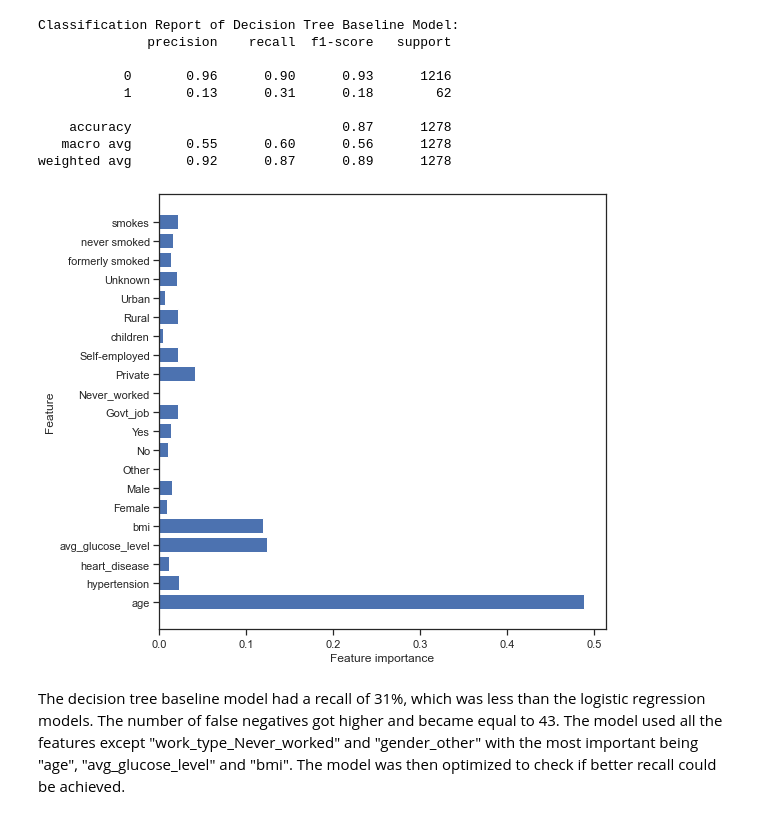
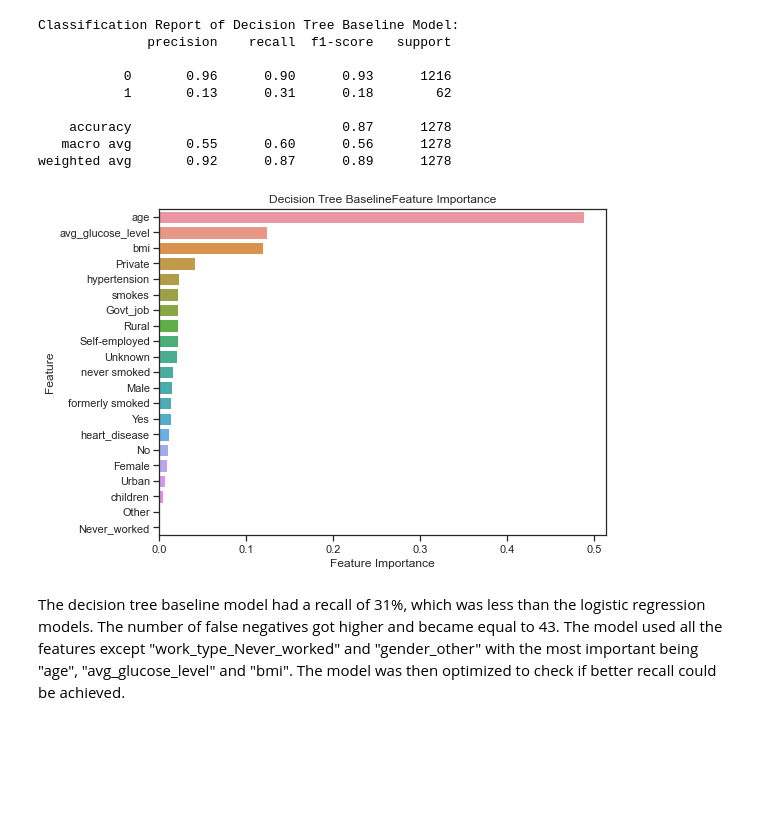
Before and after one commit to VolhaP87/Stroke_Prediction_Analysis, a Jupyter notebook: Stroke_prediction1.ipynb, the cells around one changed output. Drawn from its saved outputs; the diff is of its cells as text; code cells hidden in the pictures; blank space fills up the shorter version.

```diff
--- a/Stroke_prediction1.ipynb
+++ b/Stroke_prediction1.ipynb
@@ -589,17 +589,3 @@ Classification Report of Decision Tree Baseline Model:
     accuracy                           0.87      1278
    macro avg       0.55      0.60      0.56      1278
 weighted avg       0.92      0.87      0.89      1278
-# %%
-# Examine how important each feature ends up in the model
-def plot_feature_importances(model):
-    importances = model.feature_importances_
-    n_features = X_train_resampled.shape[1]
-    plt.figure(figsize=(8,8))
-    plt.barh(range(n_features), importances, align='center')
-    plt.yticks(np.arange(n_features), X_train_resampled.columns.values)
-    plt.xlabel("Feature importance")
-    plt.ylabel('Feature')
-
-plot_feature_importances(dt_baseline)
-# %% [output]
-[figure, removed]
@@ -606,3 +612,7 @@ plot_feature_importances(dt_baseline)
+# %%
+plot_feature_importance(dt_baseline.feature_importances_,X_train_resampled.columns,'Decision Tree Baseline')
+# %% [output]
+[figure, added]
 # %% [markdown]
 The decision tree baseline model had a recall of 31%, which was less than the logistic regression models. The number of false negatives got higher and became equal to 43. The model used all the features except "work_type_Never_worked" and "gender_other" with the most important being "age", "avg_glucose_level" and "bmi". The model was then optimized to check if better recall could be achieved.
 # %%
```
Also changed, not shown: parts of 13 cells of this notebook.
